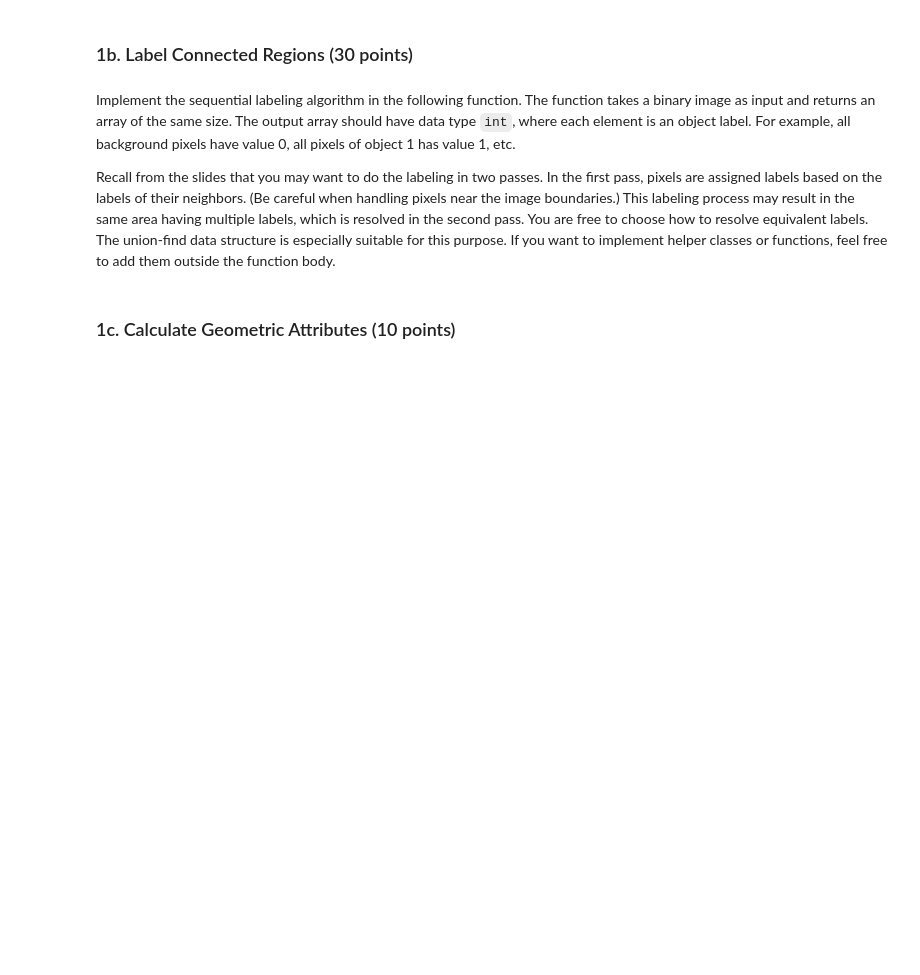
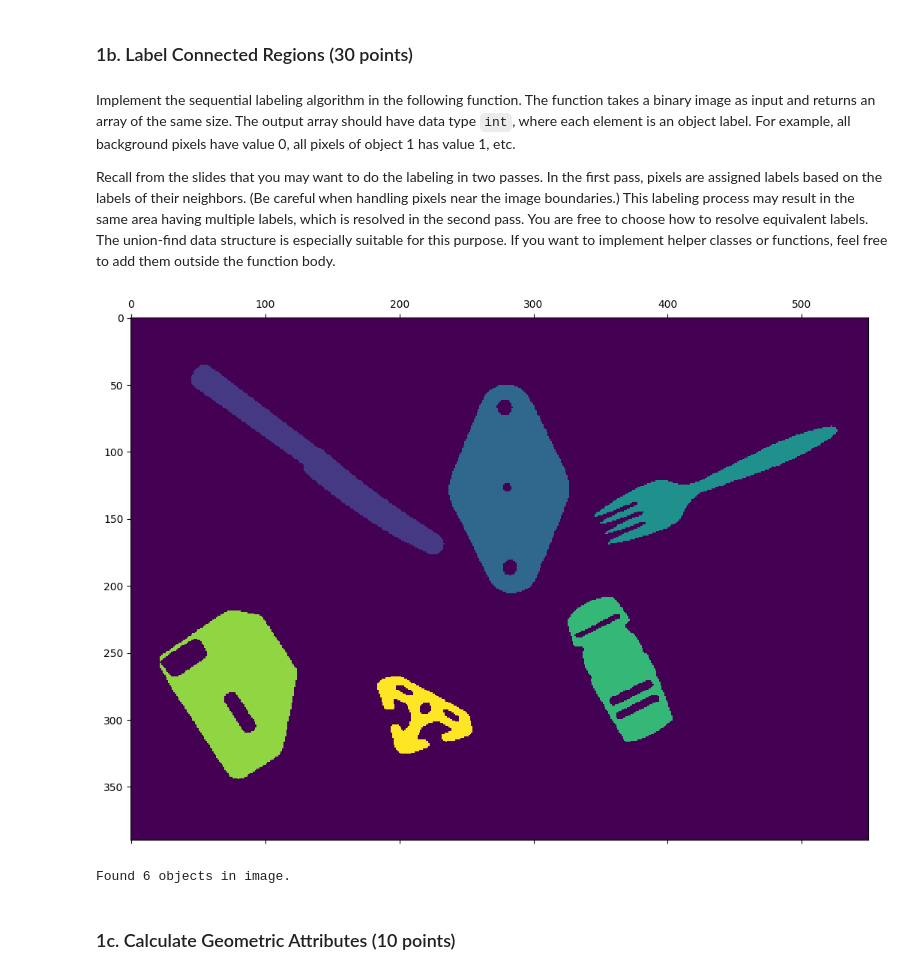
Before and after one commit to tanaynayak/CV, a Jupyter notebook: hw1/homework_1.ipynb, the cells around one changed output. Drawn from its saved outputs; the diff is of its cells as text; code cells hidden in the pictures; blank space fills up the shorter version.

```diff
--- a/hw1/homework_1.ipynb
+++ b/hw1/homework_1.ipynb
@@ -51,25 +80,58 @@ Recall from the slides that you may want to do the labeling in two passes. In th
 # %%
 def label(binary_img):
     """Label disconnected regions in a binary image.
 
     Args:
     - binary_img: H x W Boolean array representing a binary image where `False`
         indicates background while `True` indicates object regions.
 
     Returns:
     - label_img: H x W int array representing an image with labeled object
         regions where 0 indicates the background while other values represent
         object labels.
     """
     # TODO
+    h, w = binary_img.shape
+    label_img = np.zeros((h, w), dtype=int)
+    uf = UnionFind(h * w)
+    label = 1
+
+    for y in range(h):
+        for x in range(w):
+            if binary_img[y, x]:
+                if y > 0 and binary_img[y-1, x]:
+                    uf.union(y*w + x, (y-1)*w + x)
+                if x > 0 and binary_img[y, x-1]:
+                    uf.union(y*w + x, y*w + x-1)
+                label_img[y, x] = label
+                label += 1
+            if y > 0 and x > 0 and binary_img[y-1, x-1]:
+                uf.union(y*w + x, (y-1)*w + x-1)
+            if y > 0 and x < w-1 and binary_img[y-1, x+1]:
+                uf.union(y*w + x, (y-1)*w + x+1)
+
+    for y in range(h):
+        for x in range(w):
+            if binary_img[y, x]:
+                label_img[y, x] = uf.find(y*w + x)
+
+    unique_labels = np.unique(label_img)
+    label_map = {l: i for i, l in enumerate(unique_labels)}
+    for i, l in enumerate(unique_labels):
+        label_img[label_img == l] = i
+
+
     return label_img
 
 label_img = label(binary_img)
 plt.matshow(label_img)
 plt.show()
 
 obj_count = len(np.unique(label_img)) - 1
 print(f"Found {obj_count} objects in image.")
+# %% [output]
+[figure, added]
+Found 6 objects in image.
 # %% [markdown]
 ### 1c. Calculate Geometric Attributes (10 points)
 # %% [markdown]
```
Also changed, not shown: parts of 11 cells of this notebook.
